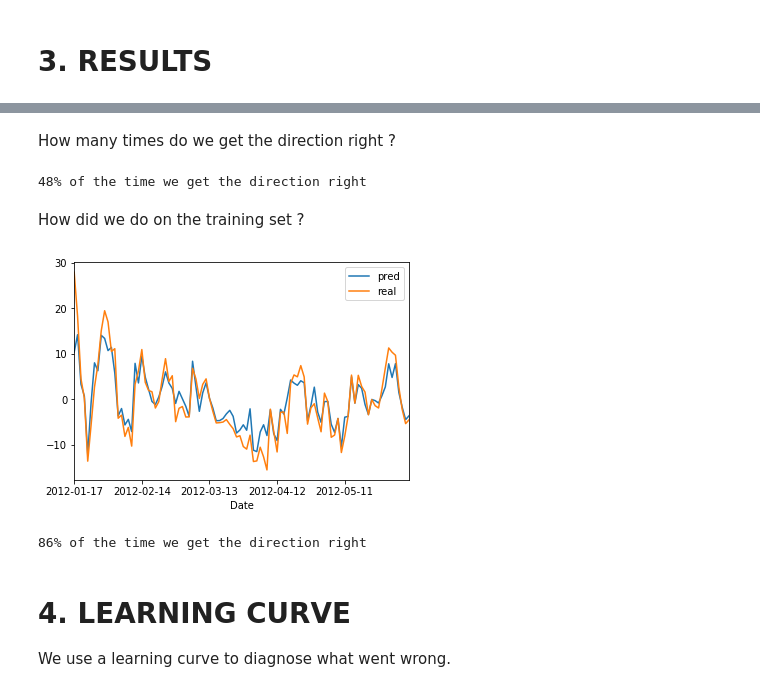
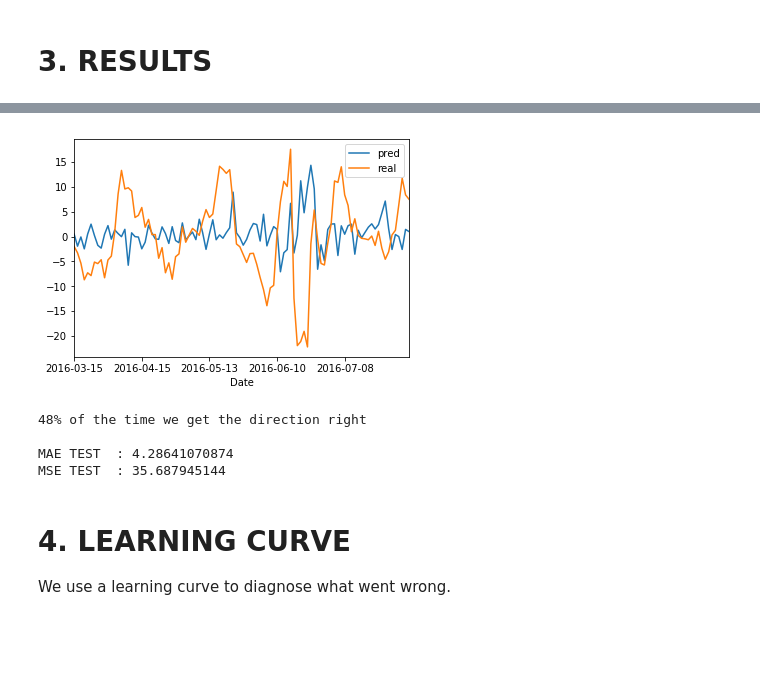
Before and after one commit to edouardcuny/quant, a Jupyter notebook: Carmela/playing.ipynb, the cells around one changed output, grey strips where cells are left out. Cells and saved outputs as stored; diff of their text form; code cells hidden in the pictures; blank space fills up the shorter version.

```diff
--- a/Carmela/playing.ipynb
+++ b/Carmela/playing.ipynb
@@ -129,21 +36,0 @@ def df_bollinger_features(stock, window_size):
-# %%
-def df_momentum(stock):
-    '''
-    input = series of a stock's adjusted close
-    output = dataframe w/ columns:
-        - mom_1
-        - mom_5
-        - mom_10
-    '''
-
-    # compute momentums
-    mom_1 = (stock/stock.shift(1)-1)*100
-    mom_5 = (stock/stock.shift(5)-1)*100
-    mom_10 = (stock/stock.shift(10)-1)*100
-
-    # rename columns
-    mom_1 = mom_1.rename('mom_1')
-    mom_5 = mom_5.rename('mom_5')
-    mom_10 = mom_10.rename('mom_10')
-
-    return pd.concat([mom_1,mom_5,mom_10],axis=1)
@@ -153,12 +37,2 @@ We want to predict the cumulative return 5 days from now.
-# %%
-def y(stock):
-    '''
-    input = series of a stock's adjusted close
-    output = series of the cumulative return 5 days from now
-    '''
-
-    y = (stock.shift(-5)/stock-1)*100
-    y = y.rename('y')
-    return y
 # %%
 GLE_df = pd.concat([GLE,df_bollinger_features(GLE,10),df_momentum(GLE),y(GLE)], axis=1)
@@ -235,8 +41,8 @@ See the caveats in the documentation: http://pandas.pydata.org/pandas-docs/stabl
 # %%
+X_train, X_test, Y_train, Y_test = split_train_test(GLE_df)
+
 from sklearn.ensemble import RandomForestRegressor
 clf = RandomForestRegressor()
 clf.fit(X_train,Y_train)
 Y_pred = pd.Series(clf.predict(X_test))
 Y_pred.index = Y_test.index
-comparison = pd.concat([Y_pred,Y_test],axis=1)
-comparison.columns = ['pred','real']
@@ -253,26 +57,11 @@ plt.show()
-# %% [markdown]
-How many times do we get the direction right ?
-# %%
-direction = sum(comparison.iloc[:,0]*comparison.iloc[:,1]>0)/float(comparison.shape[0])
-print str(int(direction*100)) + '% of the time we get the direction right'
-# %% [output]
-48% of the time we get the direction right
-# %% [markdown]
-How did we do on the training set ?
-# %%
-Y_pred_train = pd.Series(clf.predict(X_train))
-Y_pred_train.index = Y_train.index
-comparison_train = pd.concat([Y_pred_train,Y_train],axis=1)
-comparison_train.columns = ['pred','real']
-comparison_train[:100].plot()
-plt.show()
-# %% [output]
-[figure, removed]
-# %%
-direction = sum(comparison_train.iloc[:,0]*comparison_train.iloc[:,1]>0)/float(comparison_train.shape[0])
-print str(int(direction*100)) + '% of the time we get the direction right'
-# %% [output]
-86% of the time we get the direction right
+# %%
+print_results_report(Y_pred,Y_test)
+# %% [output]
+[figure, added]
+48% of the time we get the direction right
+
+MAE TEST  : 4.28641070874
+MSE TEST  : 35.687945144
 # %% [markdown]
 # 4. LEARNING CURVE
 
```
Also changed, not shown: parts of 29 cells of this notebook, 3 other files.
